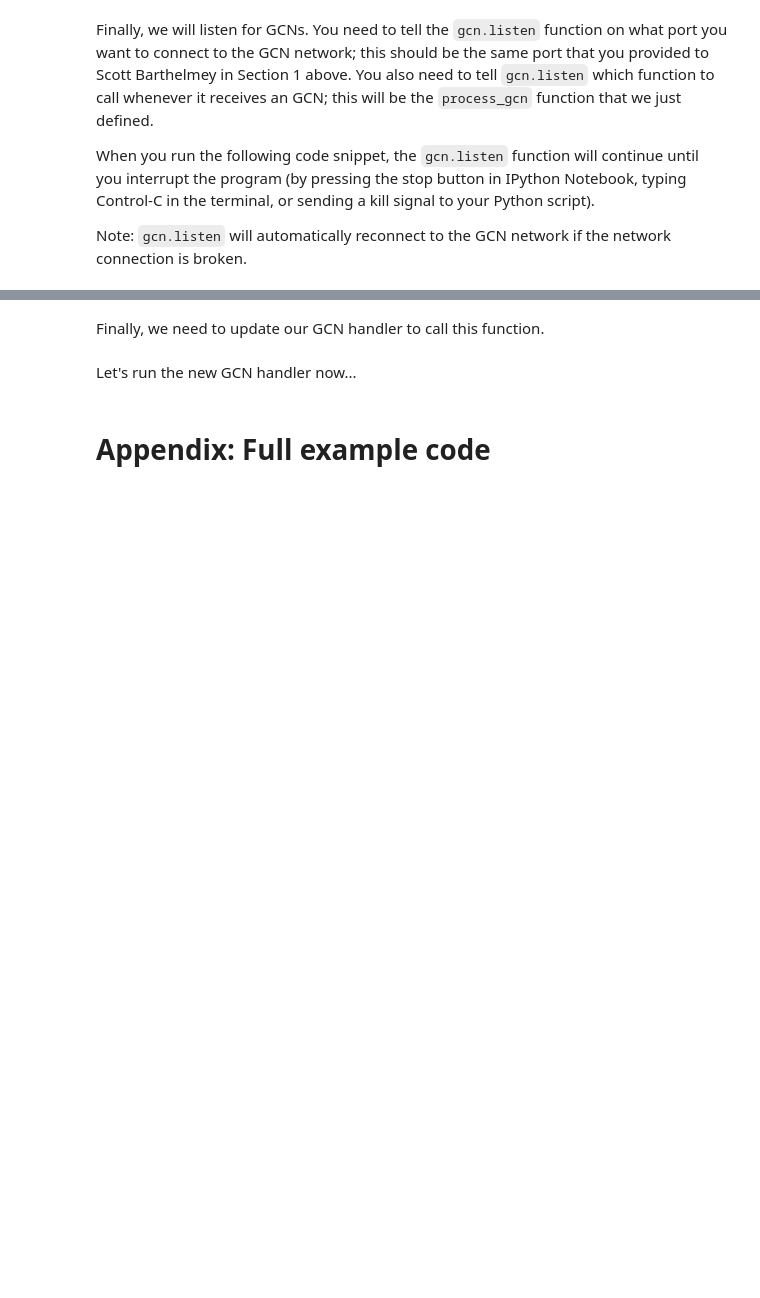
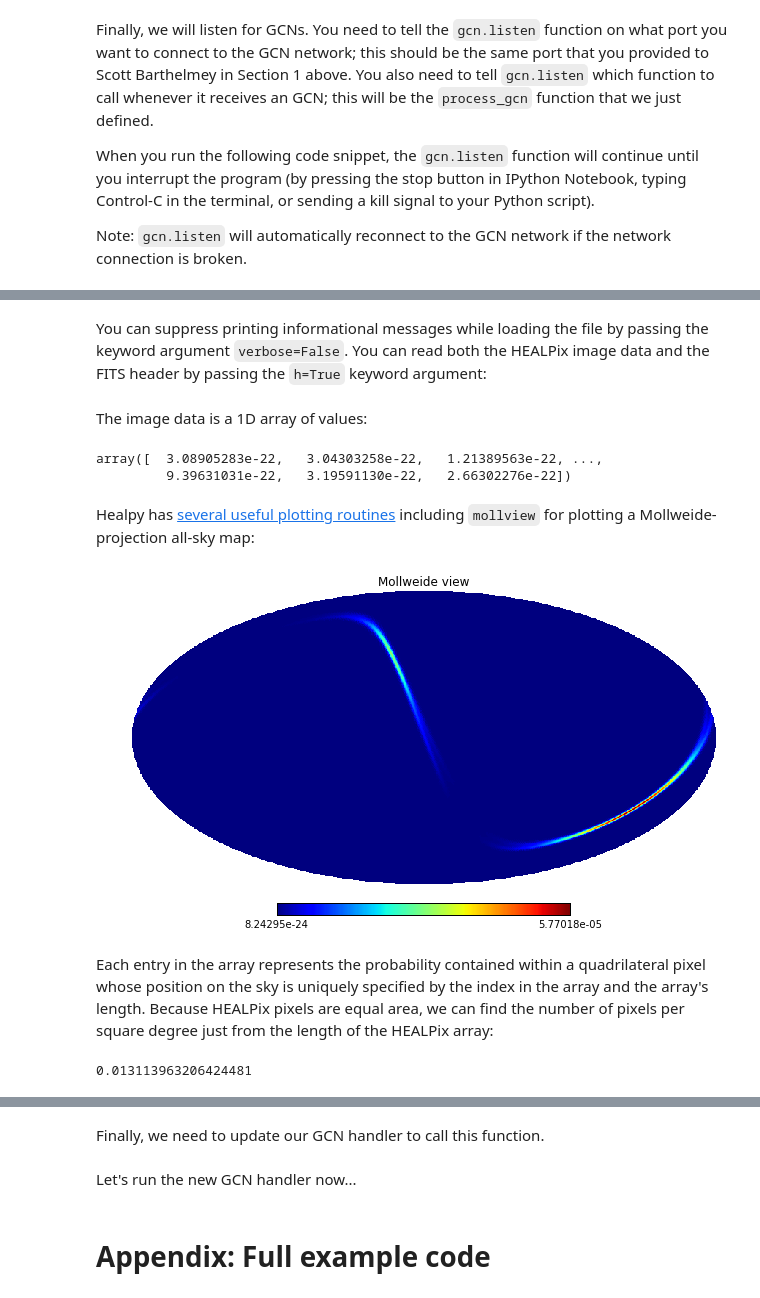
Before and after one commit to lpsinger/ligo-virgo-emfollowup-tutorial, a Jupyter notebook: ligo-virgo-emfollowup-tutorial.ipynb, the cells around one changed output, grey strips where cells are left out. Cells and saved outputs as stored; diff of their text form; code cells hidden in the pictures; blank space fills up the shorter version.

Commit message:
Add HEALPix primer

```diff
--- a/ligo-virgo-emfollowup-tutorial.ipynb
+++ b/ligo-virgo-emfollowup-tutorial.ipynb
@@ -194,0 +278,25 @@ gcn.listen(port=8096, handler=process_gcn)
+# %% [markdown]
+You can suppress printing informational messages while loading the file by passing the keyword argument `verbose=False`. You can read both the HEALPix image data and the FITS header by passing the `h=True` keyword argument:
+# %%
+hpx, header = hp.read_map('bayestar.fits.gz', h=True, verbose=False)
+# %% [markdown]
+The image data is a 1D array of values:
+# %%
+hpx
+# %% [output]
+array([  3.08905283e-22,   3.04303258e-22,   1.21389563e-22, ...,
+         9.39631031e-22,   3.19591130e-22,   2.66302276e-22])
+# %% [markdown]
+Healpy has [several useful plotting routines](http://healpy.readthedocs.org/en/latest/healpy_visu.html) including `mollview` for plotting a Mollweide-projection all-sky map:
+# %%
+hp.mollview(hpx)
+# %% [output]
+[figure, added]
+# %% [markdown]
+Each entry in the array represents the probability contained within a quadrilateral pixel whose position on the sky is uniquely specified by the index in the array and the array's length. Because HEALPix pixels are equal area, we can find the number of pixels per square degree just from the length of the HEALPix array:
+# %%
+npix = len(hpx)
+sky_area = 4 * 180**2 / np.pi
+sky_area / npix
+# %% [output]
+0.013113963206424481
```
Also changed, not shown: parts of 31 cells of this notebook.
